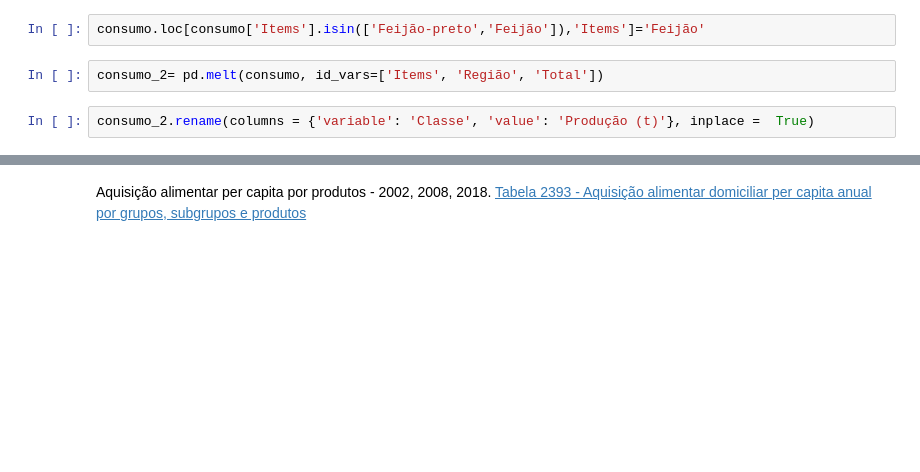
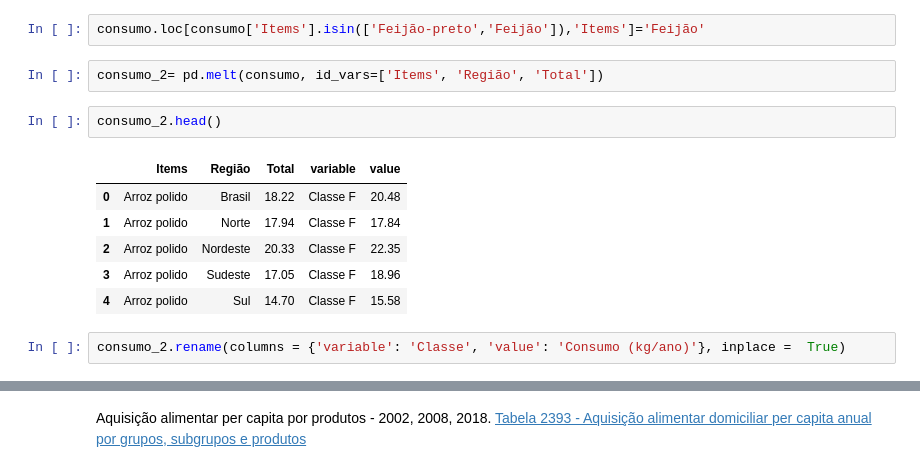
Before and after one commit to O-PY-THA-ON/dcc---fellowship-ci-ncia-de-dados, a Jupyter notebook: eda_dcc_2.ipynb, the cells around one changed output, grey strips where cells are left out. Drawn from its saved outputs; the diff is of its cells as text; blank space fills up the shorter version.

```diff
--- a/eda_dcc_2.ipynb
+++ b/eda_dcc_2.ipynb
@@ -133,8 +133,17 @@ consumo = consumo.query('Items != "Feijão-mulatinho"')
 consumo.loc[consumo['Items'].isin(['Feijão-preto','Feijão']),'Items']='Feijão'
 # %%
 consumo_2= pd.melt(consumo, id_vars=['Items', 'Região', 'Total'])
+# %%
+consumo_2.head()
+# %% [output]
+|  | Items | Região | Total | variable | value |
+| 0 | Arroz polido | Brasil | 18.22 | Classe F | 20.48 |
+| 1 | Arroz polido | Norte | 17.94 | Classe F | 17.84 |
+| 2 | Arroz polido | Nordeste | 20.33 | Classe F | 22.35 |
+| 3 | Arroz polido | Sudeste | 17.05 | Classe F | 18.96 |
+| 4 | Arroz polido | Sul | 14.70 | Classe F | 15.58 |
 # %%
-consumo_2.rename(columns = {'variable': 'Classe', 'value': 'Produção (t)'}, inplace =  True)
+consumo_2.rename(columns = {'variable': 'Classe', 'value': 'Consumo (kg/ano)'}, inplace =  True)
 # %%
 consumo_2.head()
 # %% [output]
```
Also changed, not shown: parts of 1 cell of this notebook, 5 other files.
